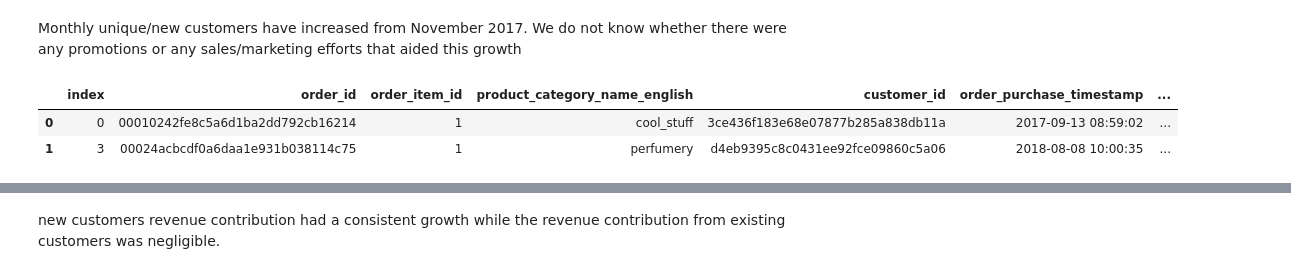
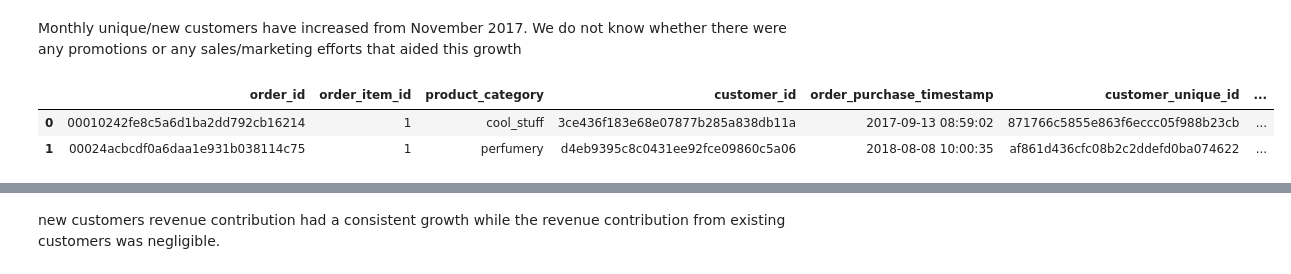
Before and after one commit to saigurram/Customer-Lifetime-Value-Prediction, a Jupyter notebook: CLTV Model.ipynb, the cells around one changed output, grey strips where cells are left out. Saved outputs shown, nothing was run; the diff lists cells and outputs as text; code cells hidden in the pictures.

```diff
--- a/CLTV Model.ipynb
+++ b/CLTV Model.ipynb
@@ -59,3 +66,4 @@ order_items = pd.read_csv('olist_order_items_dataset.csv')
 product = product[['product_id','product_category_name']]
 product_cat = product.merge(product_translation,on ='product_category_name',how = 'left')
 product_cat.drop(['product_category_name'],axis = 1, inplace = True)
+product_cat = product_cat.rename(columns = {'product_category_name_english' : 'product_category'})
@@ -165,7 +175,7 @@ dtypes: datetime64[ns](2), float64(2), int64(1), object(6)
 memory usage: 10.3+ MB
 # %%
 #replacing null values with other
-merged['product_category_name_english'] = merged['product_category_name_english'].fillna('Other')
+merged['product_category'] = merged['product_category'].fillna('Other')
 # %%
 #dropping unnecessary columns
 merged.drop(['seller_id','shipping_limit_date','product_id'],axis = 1, inplace = True)
@@ -344,12 +316,11 @@ first_purchase['First_Month'] = first_purchase['firstpurchasedate'].map(lambda d
 # %%
 #merge first purchase date column to our main dataframe
 merged = pd.merge(merged, first_purchase, on='customer_unique_id')
-
-merged.head(2)
+merged.drop(['index'],axis = 1, inplace = True)
 # %% [output]
-|  | index | order_id | order_item_id | product_category_name_english | customer_id | order_purchase_timestamp | ... |
-| 0 | 0 | 00010242fe8c5a6d1ba2dd792cb16214 | 1 | cool_stuff | 3ce436f183e68e07877b285a838db11a | 2017-09-13 08:59:02 | ... |
-| 1 | 3 | 00024acbcdf0a6daa1e931b038114c75 | 1 | perfumery | d4eb9395c8c0431ee92fce09860c5a06 | 2018-08-08 10:00:35 | ... |
+|  | order_id | order_item_id | product_category | customer_id | order_purchase_timestamp | customer_unique_id | ... |
+| 0 | 00010242fe8c5a6d1ba2dd792cb16214 | 1 | cool_stuff | 3ce436f183e68e07877b285a838db11a | 2017-09-13 08:59:02 | 871766c5855e863f6eccc05f988b23cb | ... |
+| 1 | 00024acbcdf0a6daa1e931b038114c75 | 1 | perfumery | d4eb9395c8c0431ee92fce09860c5a06 | 2018-08-08 10:00:35 | af861d436cfc08b2c2ddefd0ba074622 | ... |
 # %%
 #assigning new and existing user values
 merged['user_type'] = 'New'
```
Also changed, not shown: parts of 64 cells of this notebook.
